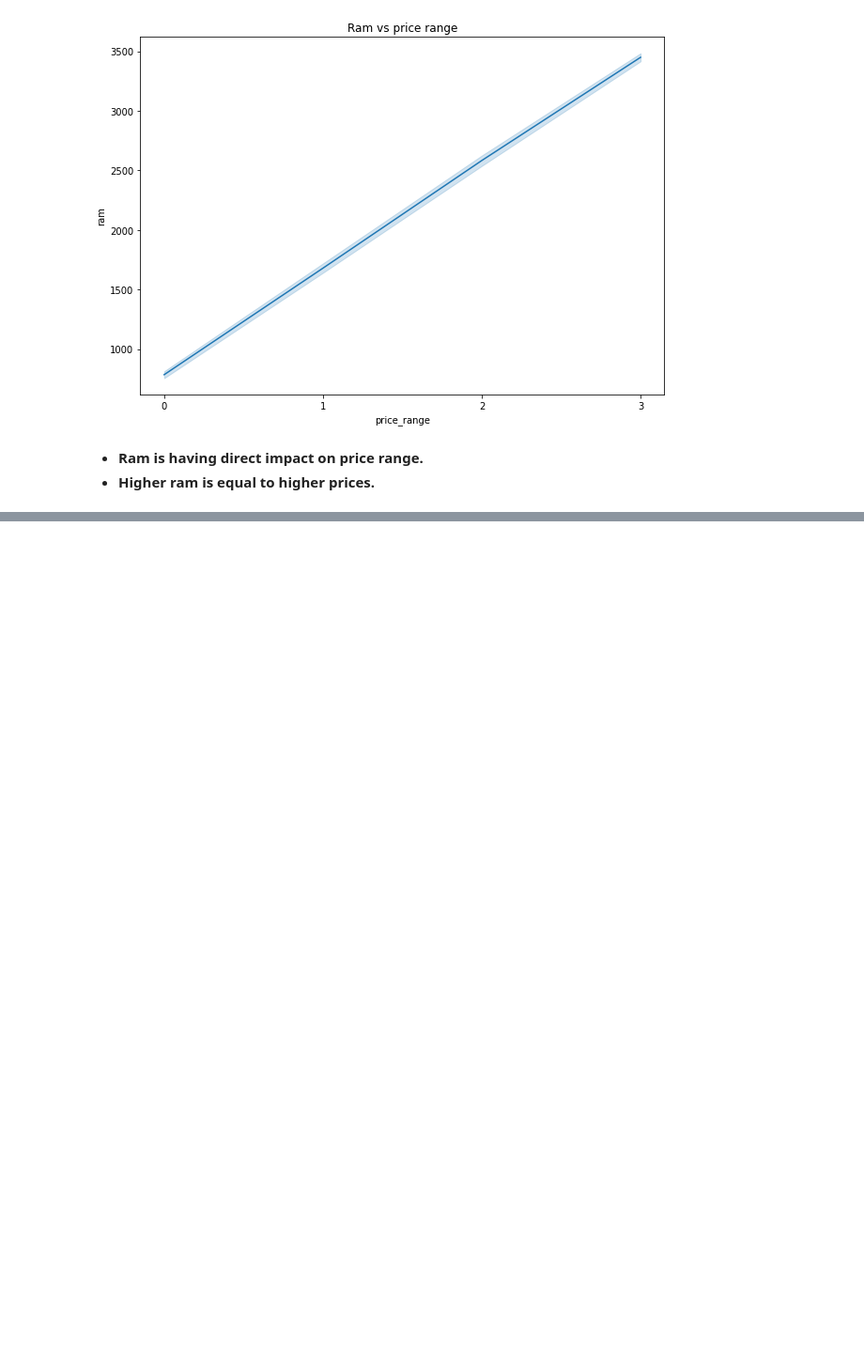
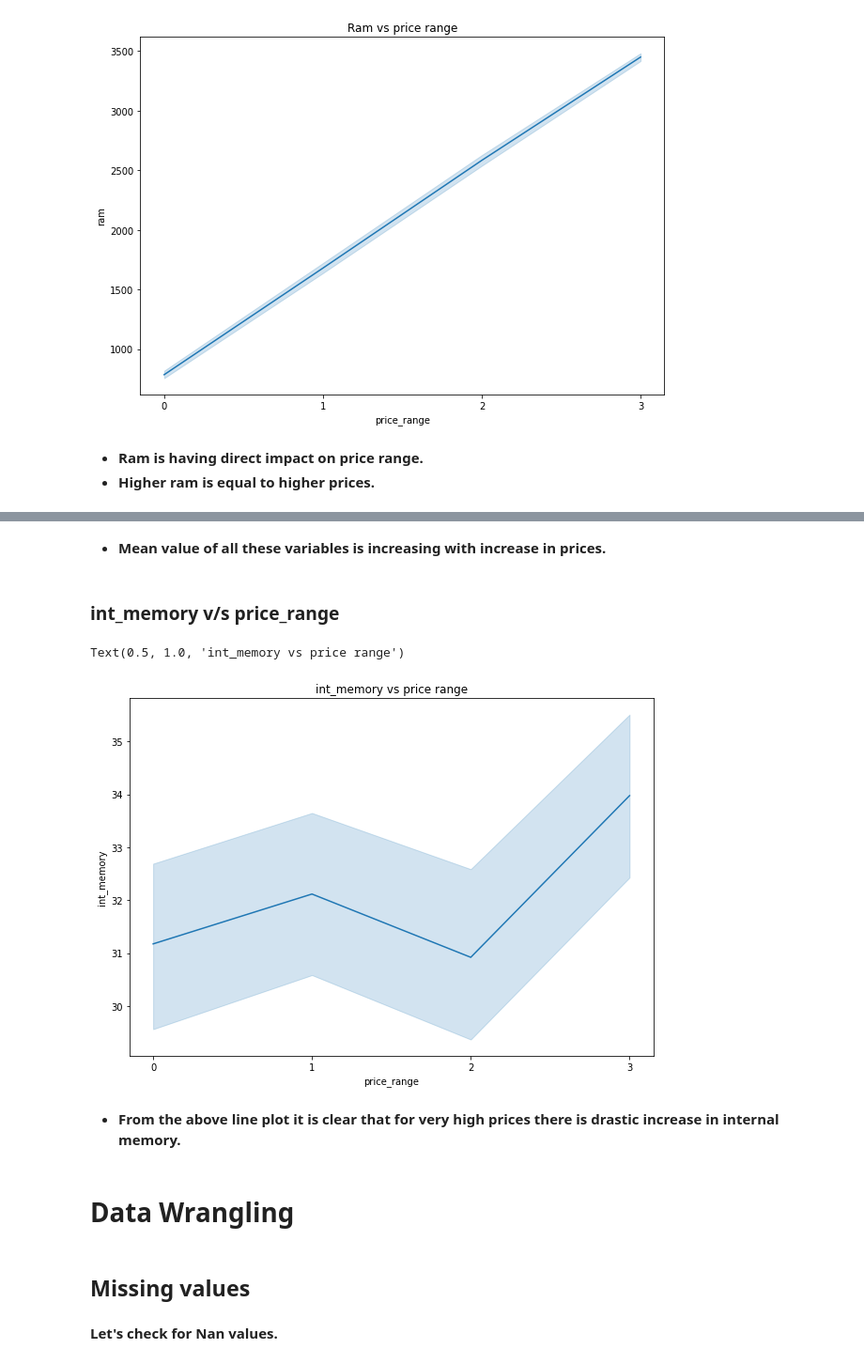
Before and after one commit to PuroshotamSingh/Mobile-Price-Range-Prediction, a Jupyter notebook: Mobile_Price_Range_Prediction_Puroshotam_Singh_Capstone_Project_3.ipynb, the cells around one changed output, grey strips where cells are left out. Shown: that part at 94% size. Cells and saved outputs as stored; diff of their text form; code cells hidden in the pictures; blank space fills up the shorter version.

```diff
--- a/Mobile_Price_Range_Prediction_Puroshotam_Singh_Capstone_Project_3.ipynb
+++ b/Mobile_Price_Range_Prediction_Puroshotam_Singh_Capstone_Project_3.ipynb
@@ -526,0 +542,23 @@ Text(0.5, 1.0, 'Ram vs price range')
+# %% [markdown]
+* **Mean value of all these variables is increasing with increase in prices.**
+# %% [markdown]
+### **int_memory v/s price_range**
+# %%
+# Lineplot to show relation between internal memory and price range.
+
+plt.figure(figsize=(10,7))
+xtick=[0,1,2,3]
+sns.lineplot(x='price_range',y='int_memory',data=df)
+plt.xticks(xtick)
+plt.title('int_memory vs price range')
+# %% [output]
+Text(0.5, 1.0, 'int_memory vs price range')
+[figure, added]
+# %% [markdown]
+* **From the above line plot it is clear that for very high prices there is drastic increase in internal memory.**
+# %% [markdown]
+# **Data Wrangling**
+# %% [markdown]
+## **Missing values**
+# %% [markdown]
+**Let's check for Nan values.**
```
Also changed, not shown: parts of 17 cells of this notebook.
